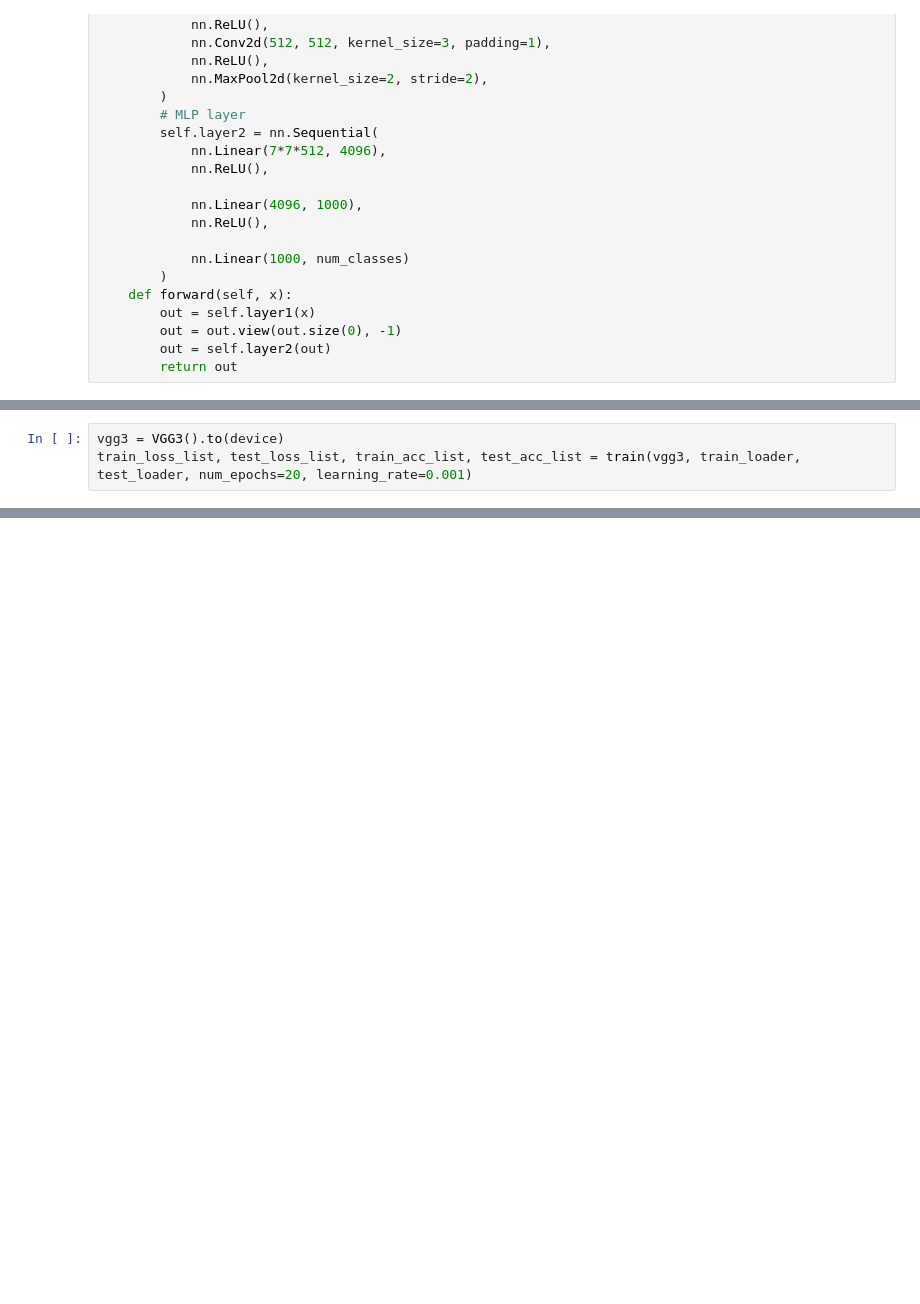
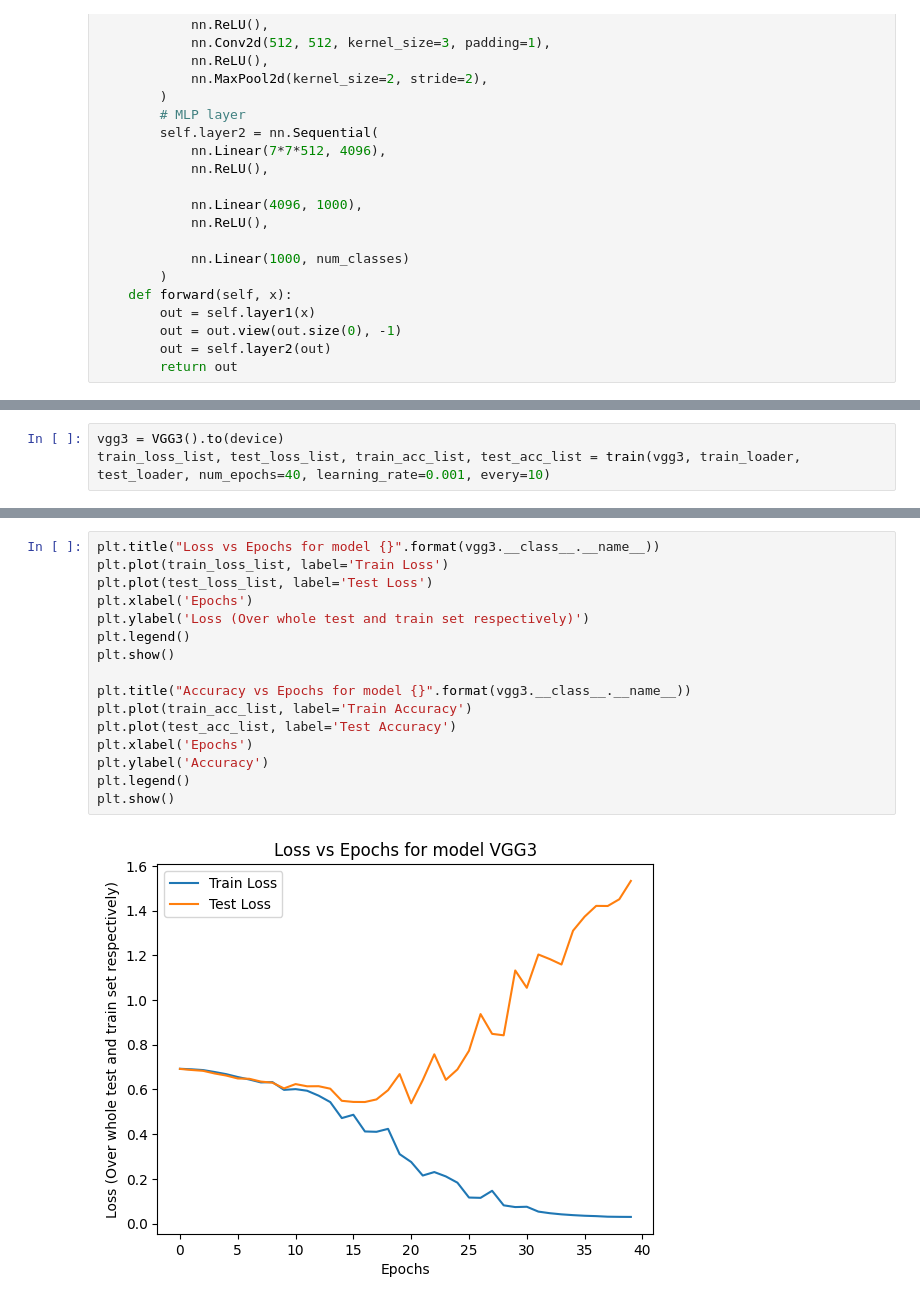
Before and after one commit to HarinarayanJ/ML-Assignment-4, a Jupyter notebook: arch.ipynb, the cells around one changed output, grey strips where cells are left out. Saved outputs shown, nothing was run; the diff lists cells and outputs as text; blank space fills up the shorter version.

```diff
--- a/arch.ipynb
+++ b/arch.ipynb
@@ -358,4 +361,4 @@ ValueError: num must be an integer with 1 <= num <= 16, not 17
 # %%
 vgg3 = VGG3().to(device)
-train_loss_list, test_loss_list, train_acc_list, test_acc_list = train(vgg3, train_loader, test_loader, num_epochs=20, learning_rate=0.001)
+train_loss_list, test_loss_list, train_acc_list, test_acc_list = train(vgg3, train_loader, test_loader, num_epochs=40, learning_rate=0.001, every=10)
 # %% [output]
@@ -367,0 +382,18 @@ KeyboardInterrupt:
+# %%
+plt.title("Loss vs Epochs for model {}".format(vgg3.__class__.__name__))
+plt.plot(train_loss_list, label='Train Loss')
+plt.plot(test_loss_list, label='Test Loss')
+plt.xlabel('Epochs')
+plt.ylabel('Loss (Over whole test and train set respectively)')
+plt.legend()
+plt.show()
+
+plt.title("Accuracy vs Epochs for model {}".format(vgg3.__class__.__name__))
+plt.plot(train_acc_list, label='Train Accuracy')
+plt.plot(test_acc_list, label='Test Accuracy')
+plt.xlabel('Epochs')
+plt.ylabel('Accuracy')
+plt.legend()
+plt.show()
+# %% [output]
+[figure, added]
```
Also changed, not shown: parts of 16 cells of this notebook.
